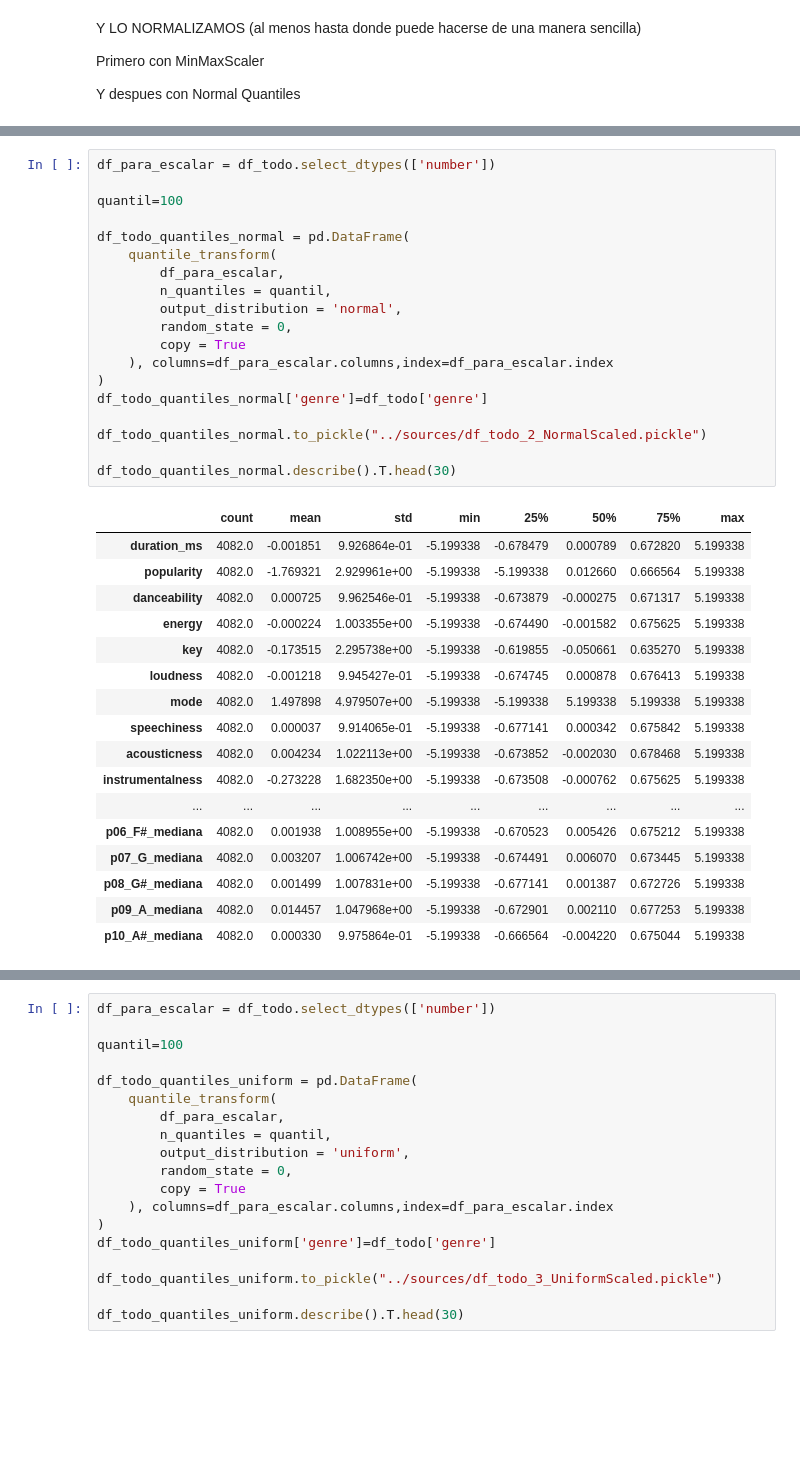
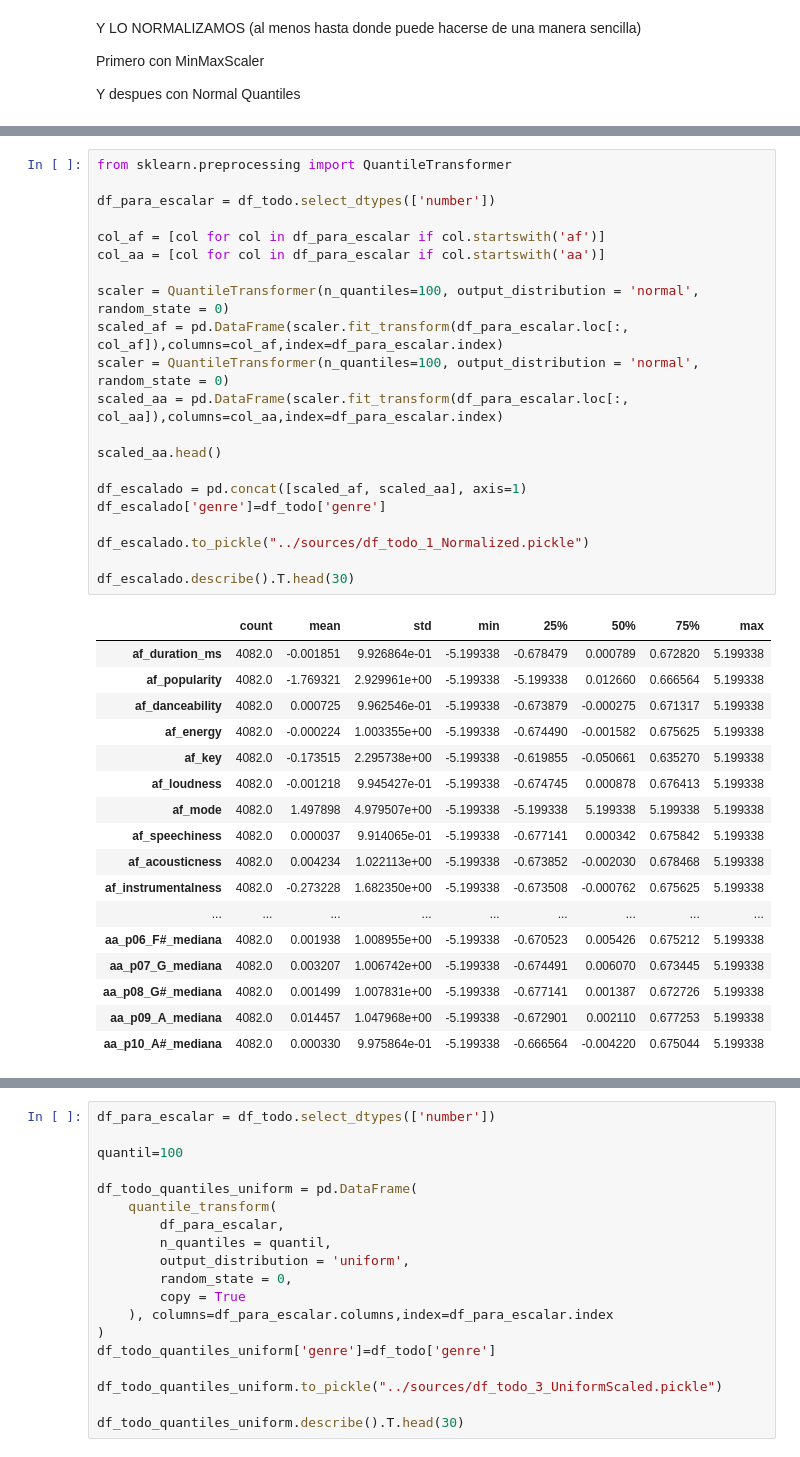
Before and after one commit to francotestori/dmctuba_01, a Jupyter notebook: preprocesamiento/01_crear_df_todo_preprocesamiento.ipynb, the cells around one changed output, grey strips where cells are left out. Saved outputs shown, nothing was run; the diff lists cells and outputs as text; blank space fills up the shorter version.

```diff
--- a/preprocesamiento/01_crear_df_todo_preprocesamiento.ipynb
+++ b/preprocesamiento/01_crear_df_todo_preprocesamiento.ipynb
@@ -339,37 +341,39 @@ df_todo_MinMaxScaled.describe().T.head(30)
-# %%
-df_para_escalar = df_todo.select_dtypes(['number'])
-
-quantil=100
-
-df_todo_quantiles_normal = pd.DataFrame(
-    quantile_transform(
-        df_para_escalar,
-        n_quantiles = quantil,
-        output_distribution = 'normal',
-        random_state = 0,
-        copy = True
-    ), columns=df_para_escalar.columns,index=df_para_escalar.index
-)
-df_todo_quantiles_normal['genre']=df_todo['genre']
-
-df_todo_quantiles_normal.to_pickle("../sources/df_todo_2_NormalScaled.pickle")
-
-df_todo_quantiles_normal.describe().T.head(30)
-# %% [output]
-|  | count | mean | std | min | 25% | 50% | 75% | max |
-| duration_ms | 4082.0 | -0.001851 | 9.926864e-01 | -5.199338 | -0.678479 | 0.000789 | 0.672820 | 5.199338 |
-| popularity | 4082.0 | -1.769321 | 2.929961e+00 | -5.199338 | -5.199338 | 0.012660 | 0.666564 | 5.199338 |
-| danceability | 4082.0 | 0.000725 | 9.962546e-01 | -5.199338 | -0.673879 | -0.000275 | 0.671317 | 5.199338 |
-| energy | 4082.0 | -0.000224 | 1.003355e+00 | -5.199338 | -0.674490 | -0.001582 | 0.675625 | 5.199338 |
-| key | 4082.0 | -0.173515 | 2.295738e+00 | -5.199338 | -0.619855 | -0.050661 | 0.635270 | 5.199338 |
-| loudness | 4082.0 | -0.001218 | 9.945427e-01 | -5.199338 | -0.674745 | 0.000878 | 0.676413 | 5.199338 |
-| mode | 4082.0 | 1.497898 | 4.979507e+00 | -5.199338 | -5.199338 | 5.199338 | 5.199338 | 5.199338 |
-| speechiness | 4082.0 | 0.000037 | 9.914065e-01 | -5.199338 | -0.677141 | 0.000342 | 0.675842 | 5.199338 |
-| acousticness | 4082.0 | 0.004234 | 1.022113e+00 | -5.199338 | -0.673852 | -0.002030 | 0.678468 | 5.199338 |
-| instrumentalness | 4082.0 | -0.273228 | 1.682350e+00 | -5.199338 | -0.673508 | -0.000762 | 0.675625 | 5.199338 |
-| ... | ... | ... | ... | ... | ... | ... | ... | ... |
-| p06_F#_mediana | 4082.0 | 0.001938 | 1.008955e+00 | -5.199338 | -0.670523 | 0.005426 | 0.675212 | 5.199338 |
-| p07_G_mediana | 4082.0 | 0.003207 | 1.006742e+00 | -5.199338 | -0.674491 | 0.006070 | 0.673445 | 5.199338 |
-| p08_G#_mediana | 4082.0 | 0.001499 | 1.007831e+00 | -5.199338 | -0.677141 | 0.001387 | 0.672726 | 5.199338 |
-| p09_A_mediana | 4082.0 | 0.014457 | 1.047968e+00 | -5.199338 | -0.672901 | 0.002110 | 0.677253 | 5.199338 |
-| p10_A#_mediana | 4082.0 | 0.000330 | 9.975864e-01 | -5.199338 | -0.666564 | -0.004220 | 0.675044 | 5.199338 |
+# %%
+from sklearn.preprocessing import QuantileTransformer
+
+df_para_escalar = df_todo.select_dtypes(['number'])
+
+col_af = [col for col in df_para_escalar if col.startswith('af')]
+col_aa = [col for col in df_para_escalar if col.startswith('aa')]
+
+scaler = QuantileTransformer(n_quantiles=100, output_distribution = 'normal', random_state = 0)
+scaled_af = pd.DataFrame(scaler.fit_transform(df_para_escalar.loc[:, col_af]),columns=col_af,index=df_para_escalar.index)
+scaler = QuantileTransformer(n_quantiles=100, output_distribution = 'normal', random_state = 0)
+scaled_aa = pd.DataFrame(scaler.fit_transform(df_para_escalar.loc[:, col_aa]),columns=col_aa,index=df_para_escalar.index)
+
+scaled_aa.head()
+
+df_escalado = pd.concat([scaled_af, scaled_aa], axis=1)
+df_escalado['genre']=df_todo['genre']
+
+df_escalado.to_pickle("../sources/df_todo_1_Normalized.pickle")
+
+df_escalado.describe().T.head(30)
+# %% [output]
+|  | count | mean | std | min | 25% | 50% | 75% | max |
+| af_duration_ms | 4082.0 | -0.001851 | 9.926864e-01 | -5.199338 | -0.678479 | 0.000789 | 0.672820 | 5.199338 |
+| af_popularity | 4082.0 | -1.769321 | 2.929961e+00 | -5.199338 | -5.199338 | 0.012660 | 0.666564 | 5.199338 |
+| af_danceability | 4082.0 | 0.000725 | 9.962546e-01 | -5.199338 | -0.673879 | -0.000275 | 0.671317 | 5.199338 |
+| af_energy | 4082.0 | -0.000224 | 1.003355e+00 | -5.199338 | -0.674490 | -0.001582 | 0.675625 | 5.199338 |
+| af_key | 4082.0 | -0.173515 | 2.295738e+00 | -5.199338 | -0.619855 | -0.050661 | 0.635270 | 5.199338 |
+| af_loudness | 4082.0 | -0.001218 | 9.945427e-01 | -5.199338 | -0.674745 | 0.000878 | 0.676413 | 5.199338 |
+| af_mode | 4082.0 | 1.497898 | 4.979507e+00 | -5.199338 | -5.199338 | 5.199338 | 5.199338 | 5.199338 |
+| af_speechiness | 4082.0 | 0.000037 | 9.914065e-01 | -5.199338 | -0.677141 | 0.000342 | 0.675842 | 5.199338 |
+| af_acousticness | 4082.0 | 0.004234 | 1.022113e+00 | -5.199338 | -0.673852 | -0.002030 | 0.678468 | 5.199338 |
+| af_instrumentalness | 4082.0 | -0.273228 | 1.682350e+00 | -5.199338 | -0.673508 | -0.000762 | 0.675625 | 5.199338 |
+| ... | ... | ... | ... | ... | ... | ... | ... | ... |
+| aa_p06_F#_mediana | 4082.0 | 0.001938 | 1.008955e+00 | -5.199338 | -0.670523 | 0.005426 | 0.675212 | 5.199338 |
+| aa_p07_G_mediana | 4082.0 | 0.003207 | 1.006742e+00 | -5.199338 | -0.674491 | 0.006070 | 0.673445 | 5.199338 |
+| aa_p08_G#_mediana | 4082.0 | 0.001499 | 1.007831e+00 | -5.199338 | -0.677141 | 0.001387 | 0.672726 | 5.199338 |
+| aa_p09_A_mediana | 4082.0 | 0.014457 | 1.047968e+00 | -5.199338 | -0.672901 | 0.002110 | 0.677253 | 5.199338 |
+| aa_p10_A#_mediana | 4082.0 | 0.000330 | 9.975864e-01 | -5.199338 | -0.666564 | -0.004220 | 0.675044 | 5.199338 |
```
Also changed, not shown: parts of 14 cells of this notebook, 8 other files.
